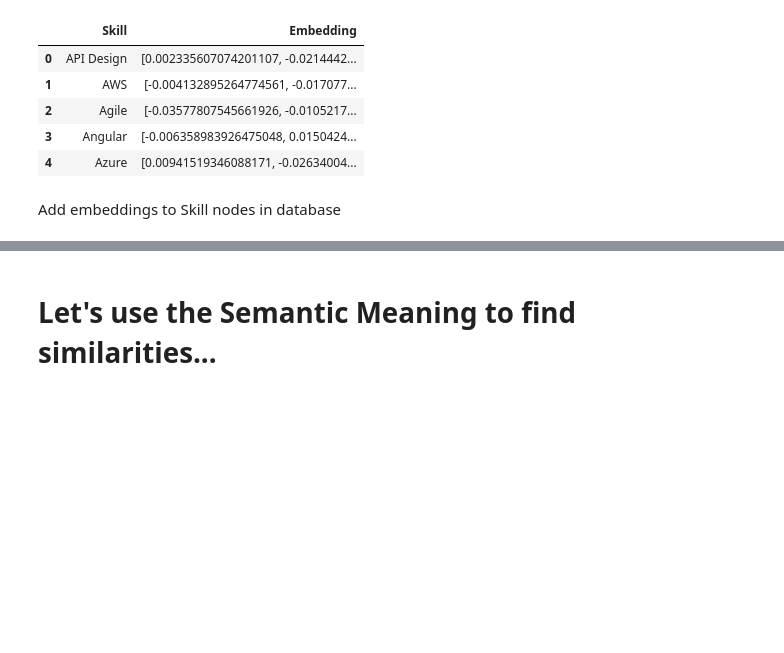
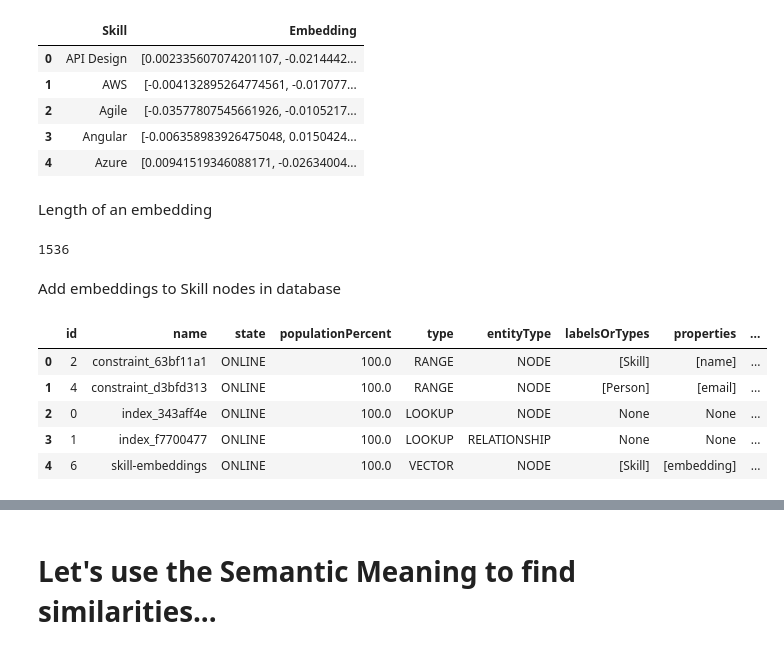
Before and after one commit to erikbijl/genai-workshop-amsterdam, a Jupyter notebook: talent/Module_01_GraphSummit_Nordics_2025.ipynb, the cells around one changed output, grey strips where cells are left out. Drawn from its saved outputs; the diff is of its cells as text; code cells hidden in the pictures; blank space fills up the shorter version.

Commit message:
updated vector search

```diff
--- a/talent/Module_01_GraphSummit_Nordics_2025.ipynb
+++ b/talent/Module_01_GraphSummit_Nordics_2025.ipynb
@@ -590,6 +590,12 @@ skills_embeddings_df.head()
 | 2 | Agile | [-0.03577807545661926, -0.0105217... |
 | 3 | Angular | [-0.006358983926475048, 0.0150424... |
 | 4 | Azure | [0.00941519346088171, -0.02634004... |
+# %% [markdown]
+Length of an embedding
+# %%
+len(skills_embeddings_df['Embedding'].iloc[0])
+# %% [output]
+1536
 # %% [markdown]
 Add embeddings to Skill nodes in database
 # %%
@@ -605,3 +613,18 @@ for chunk in split_dataframe(skills_embeddings_df):
         routing_=RoutingControl.WRITE,
         rows = chunk.to_dict('records')
     )
+# %%
+indexes_result_df  = driver.execute_query(
+    'SHOW INDEXES',
+    database_=DATABASE,
+    routing_=RoutingControl.READ,
+    result_transformer_= lambda r: r.to_df()
+)
+indexes_result_df.head()
+# %% [output]
+|  | id | name | state | populationPercent | type | entityType | labelsOrTypes | properties | ... |
+| 0 | 2 | constraint_63bf11a1 | ONLINE | 100.0 | RANGE | NODE | [Skill] | [name] | ... |
+| 1 | 4 | constraint_d3bfd313 | ONLINE | 100.0 | RANGE | NODE | [Person] | [email] | ... |
+| 2 | 0 | index_343aff4e | ONLINE | 100.0 | LOOKUP | NODE | None | None | ... |
+| 3 | 1 | index_f7700477 | ONLINE | 100.0 | LOOKUP | RELATIONSHIP | None | None | ... |
+| 4 | 6 | skill-embeddings | ONLINE | 100.0 | VECTOR | NODE | [Skill] | [embedding] | ... |
```
Also changed, not shown: parts of 4 cells of this notebook.
